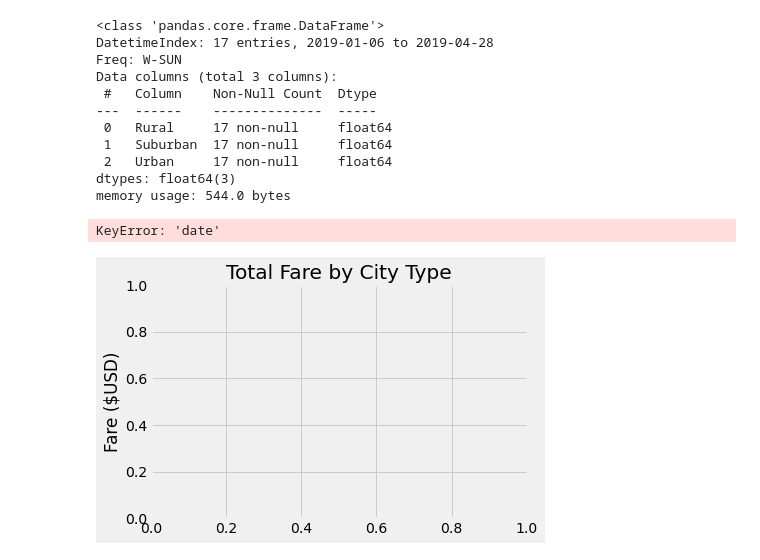
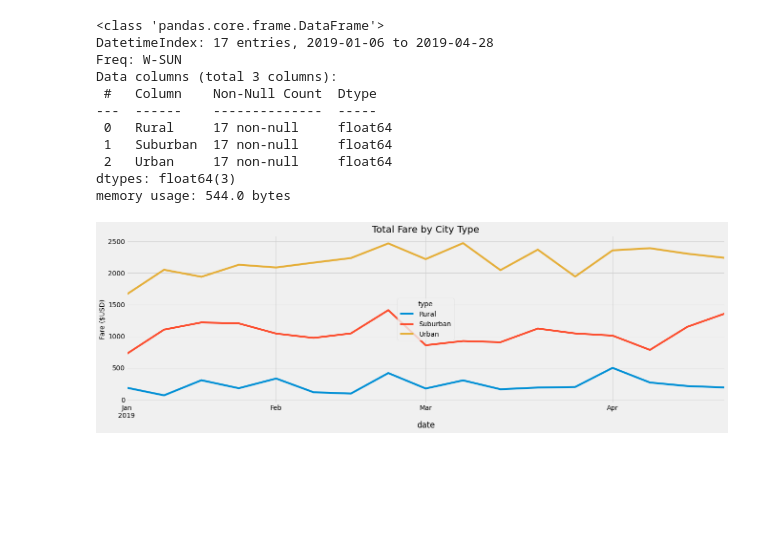
Before and after one commit to bnbullock/PyBer_Analysis, a Jupyter notebook: PyBer_Challenge.ipynb, the cells around one changed output. Drawn from its saved outputs; the diff is of its cells as text; code cells hidden in the pictures; blank space fills up the shorter version.

Commit message:
Updated code with graph

```diff
--- a/PyBer_Challenge.ipynb
+++ b/PyBer_Challenge.ipynb
@@ -257,33 +257,31 @@ memory usage: 544.0 bytes
 # %%
 # 8. Using the object-oriented interface method, plot the resample DataFrame using the df.plot() function.
 
 # Import the style from Matplotlib.
 from matplotlib import style
 # Use the graph style fivethirtyeight.
 style.use('fivethirtyeight')
 
 
+# Create the plot with ax.plt() - Object Oriented Interface Method
+fig, ax = plt.subplots(figsize=(20,6))
+fares_by_city_type = resample_df.plot(ax=ax)
+ax.set_title('Total Fare by City Type',fontsize=20)
+ax.set_ylabel('Fare ($USD)',fontsize=14)
+
+# Save the figure.
+plt.savefig("analysis/PyBer_fare_summary.png")
+plt.show()
 
 
-# Create the plot with ax.plt() - Object Oriented Interface Method
-fig, ax = plt.subplots()
-#ax.plot(x_axis, y_axis)
-#resample_df.plot(x='date', y='Rural', ax=ax, kind = 'line')
-ax.set_title('Total Fare by City Type')
-ax.set_ylabel('Fare ($USD)')
-resample_df.plot(kind='line',x='date',y='Rural',ax=ax)
-resample_df.plot(kind='line',x='date',y='Suburban',ax=ax)
-resample_df.plot(kind='line',x='date',y='Urban',ax=ax)
-plt.show()
 
 # Create the ploy using matplotlib
 #fares_by_city_type = resample_df.plot(figsize = (20,6))
 # Add a title
 #fares_by_city_type.set_title('Total Fare by City Type')
 #  Add a x- and y-axis label.
 #fares_by_city_type.set_ylabel('Fare ($USD)'')
 
 #plt.show()
 # %% [output]
-KeyError: 'date'
-[figure, old version]
+[figure, new version]
```
